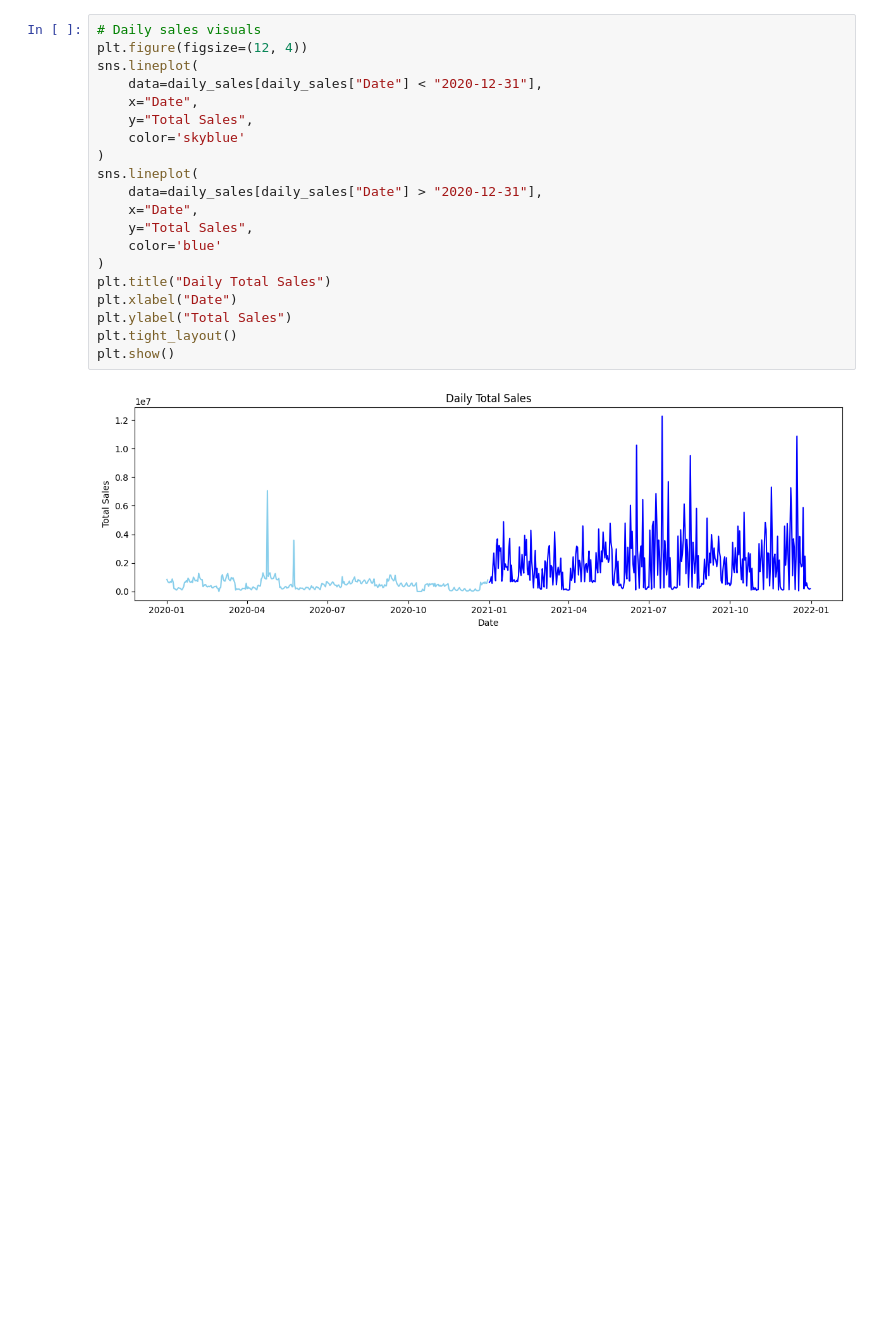
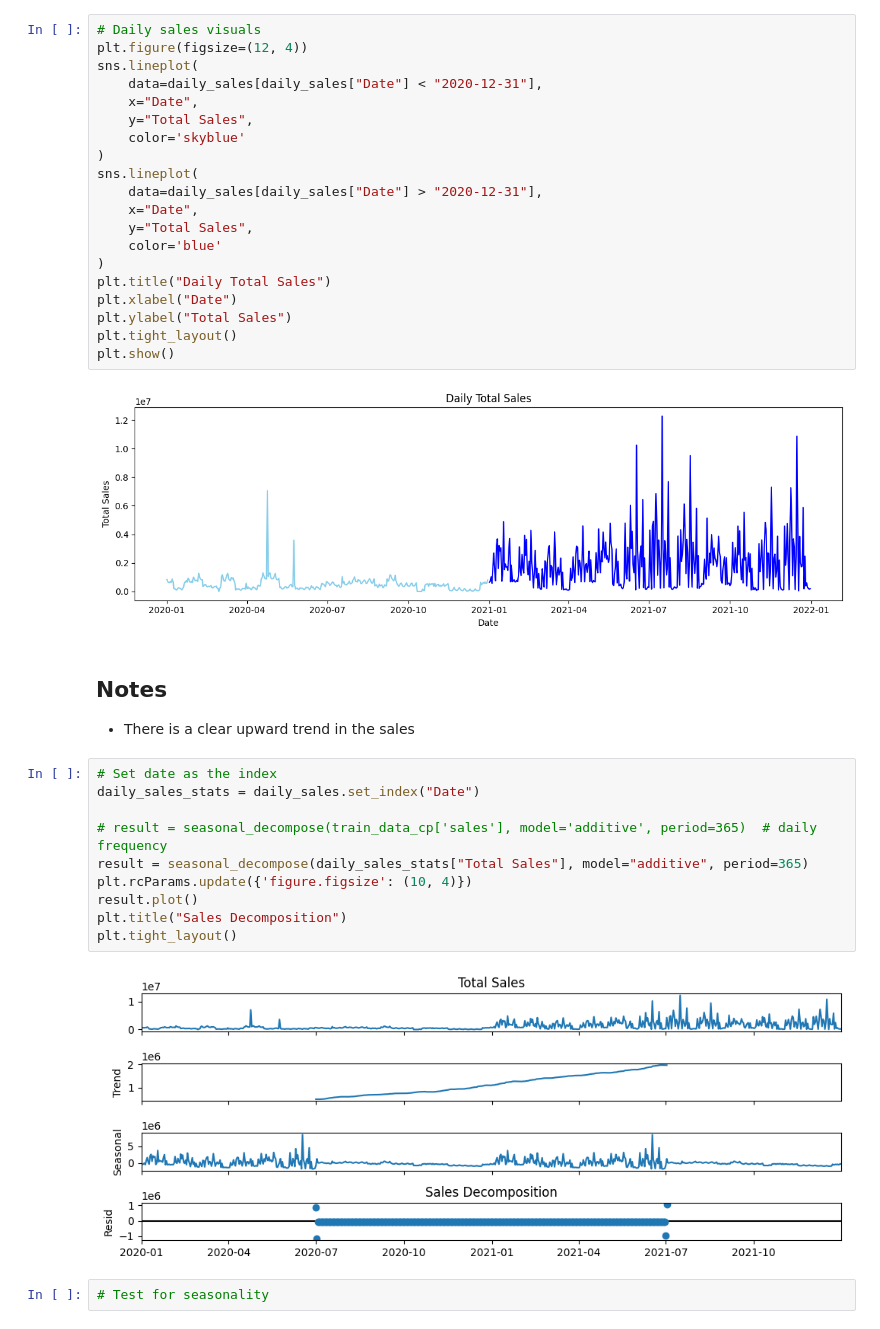
Before and after one commit to murithidenisgitobu/Adidas-Sales-Analysis-Across-the-US, a Jupyter notebook: Jupyter Notebook/adidas_notebook.ipynb, the cells around one changed output. Cells and saved outputs as stored; diff of their text form; blank space fills up the shorter version.

```diff
--- a/Jupyter Notebook/adidas_notebook.ipynb
+++ b/Jupyter Notebook/adidas_notebook.ipynb
@@ -1019,3 +1020,21 @@ plt.tight_layout()
 plt.show()
 # %% [output]
 [figure]
+# %% [markdown]
+## Notes
+
+- There is a clear upward trend in the sales
+# %%
+# Set date as the index
+daily_sales_stats = daily_sales.set_index("Date")
+
+# result = seasonal_decompose(train_data_cp['sales'], model='additive', period=365)  # daily frequency
+result = seasonal_decompose(daily_sales_stats["Total Sales"], model="additive", period=365)
+plt.rcParams.update({'figure.figsize': (10, 4)})
+result.plot()
+plt.title("Sales Decomposition")
+plt.tight_layout()
+# %% [output]
+[figure, added]
+# %%
+# Test for seasonality
```
Also changed, not shown: parts of 2 cells of this notebook.
